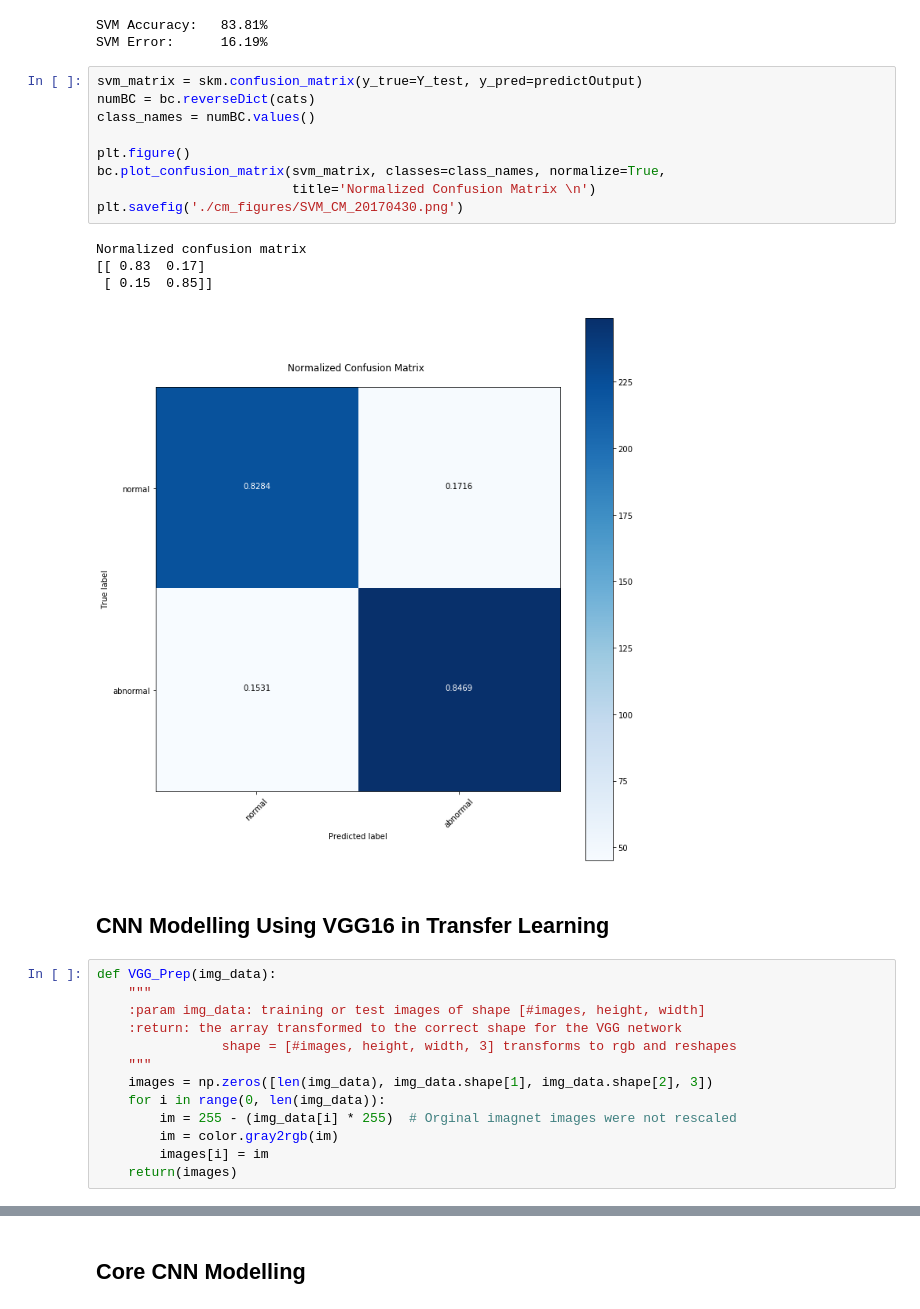
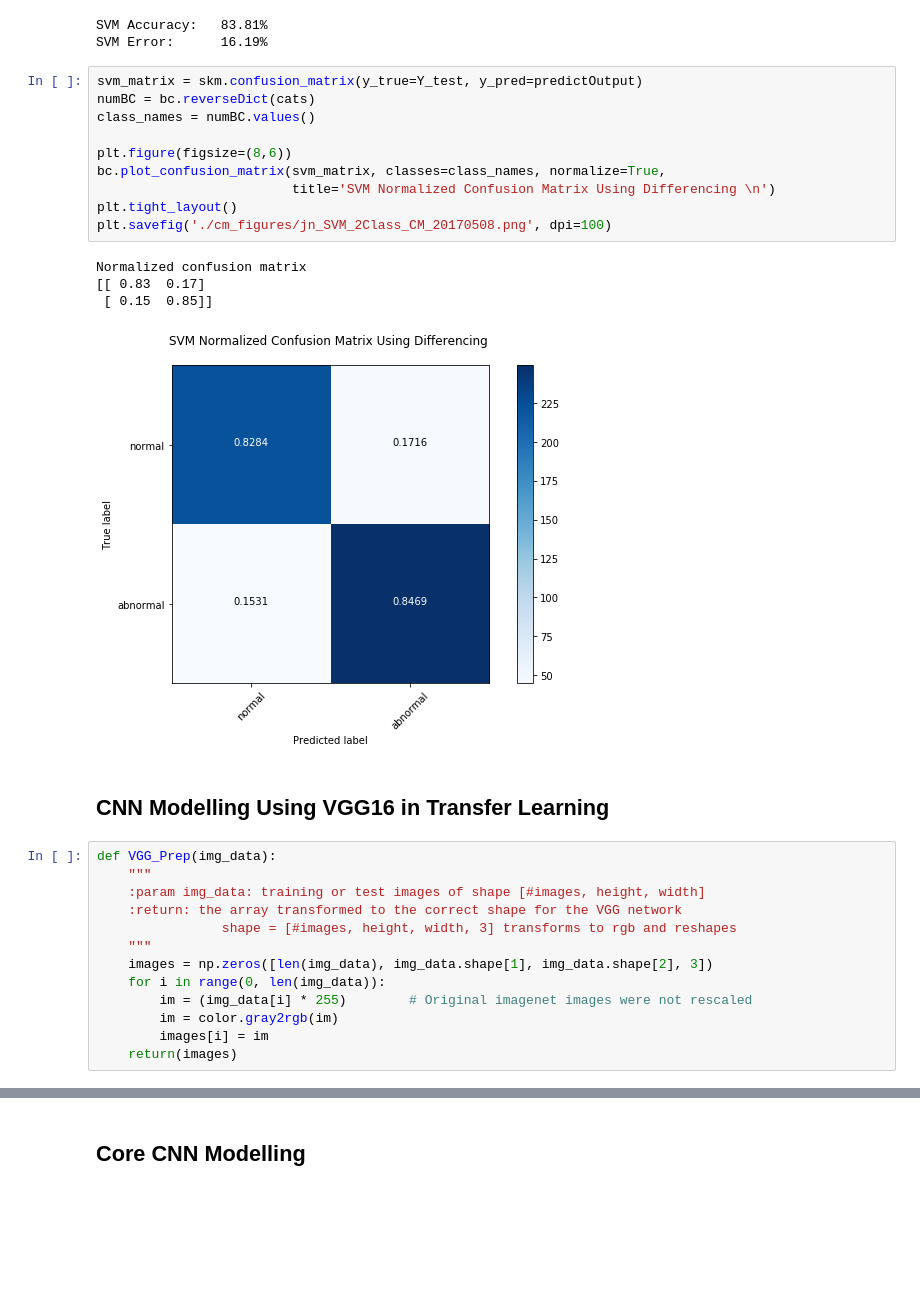
Before and after one commit to jnarhan/Breast_Cancer, a Jupyter notebook: src/models/JN_BC_Diff_ Modelling.ipynb, the cells around one changed output, grey strips where cells are left out. Drawn from its saved outputs; the diff is of its cells as text; blank space fills up the shorter version.

Commit message:
Update Difference Source, Images and Weights

```diff
--- a/src/models/JN_BC_Diff_ Modelling.ipynb
+++ b/src/models/JN_BC_Diff_ Modelling.ipynb
@@ -148,17 +148,18 @@ SVM Error:      16.19%
 # %%
 svm_matrix = skm.confusion_matrix(y_true=Y_test, y_pred=predictOutput)
 numBC = bc.reverseDict(cats)
 class_names = numBC.values()
 
-plt.figure()
+plt.figure(figsize=(8,6))
 bc.plot_confusion_matrix(svm_matrix, classes=class_names, normalize=True,
-                         title='Normalized Confusion Matrix \n')
-plt.savefig('./cm_figures/SVM_CM_20170430.png')
+                         title='SVM Normalized Confusion Matrix Using Differencing \n')
+plt.tight_layout()
+plt.savefig('./cm_figures/jn_SVM_2Class_CM_20170508.png', dpi=100)
 # %% [output]
 Normalized confusion matrix
 [[ 0.83  0.17]
  [ 0.15  0.85]]
-[figure, old version]
+[figure, new version]
 # %% [markdown]
 <h2>CNN Modelling Using VGG16 in Transfer Learning</h2>
 # %%
@@ -170,7 +171,7 @@ def VGG_Prep(img_data):
     """
     images = np.zeros([len(img_data), img_data.shape[1], img_data.shape[2], 3])
     for i in range(0, len(img_data)):
-        im = 255 - (img_data[i] * 255)  # Orginal imagnet images were not rescaled
+        im = (img_data[i] * 255)        # Original imagenet images were not rescaled
         im = color.gray2rgb(im)
         images[i] = im
     return(images)
```
Also changed, not shown: parts of 10 cells of this notebook, 17 other files.
